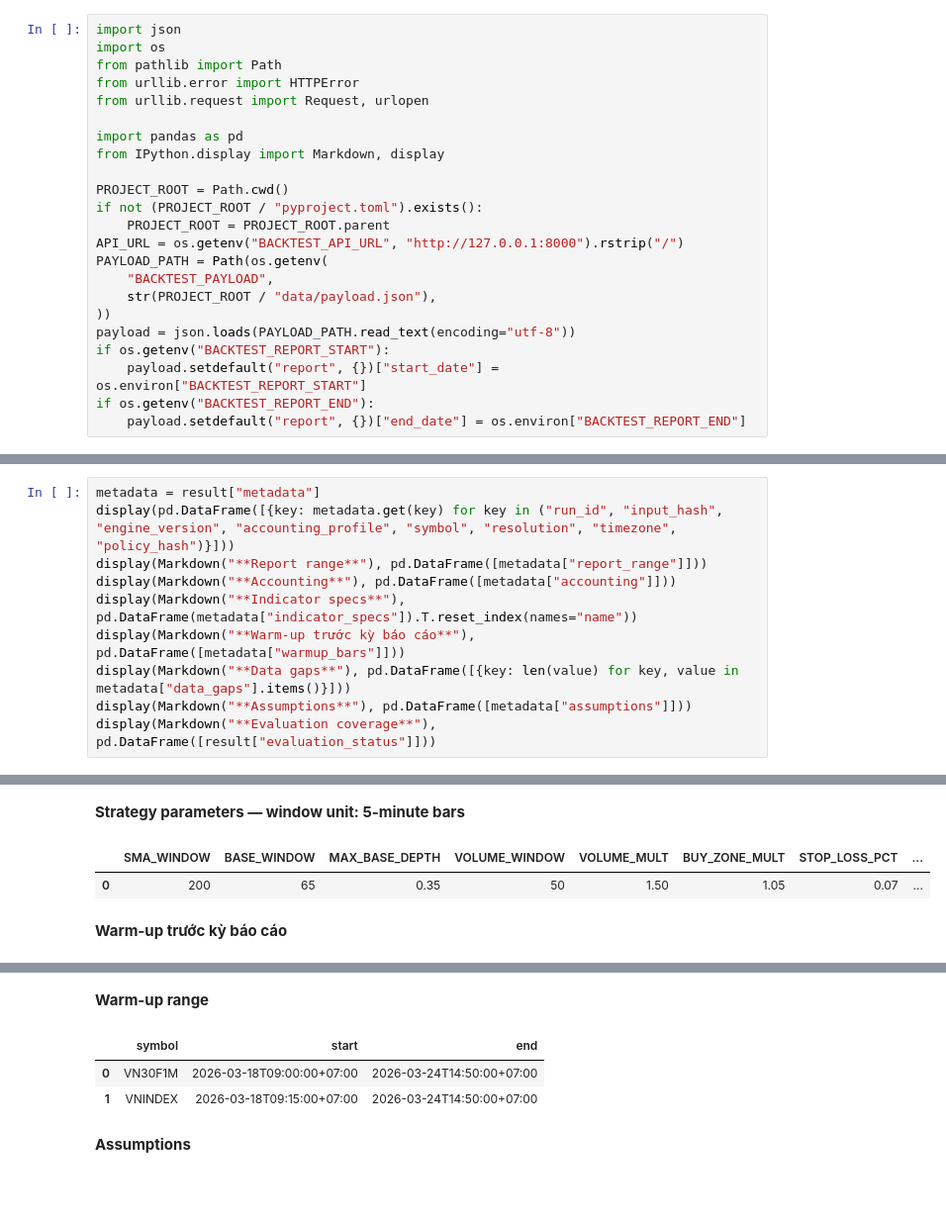
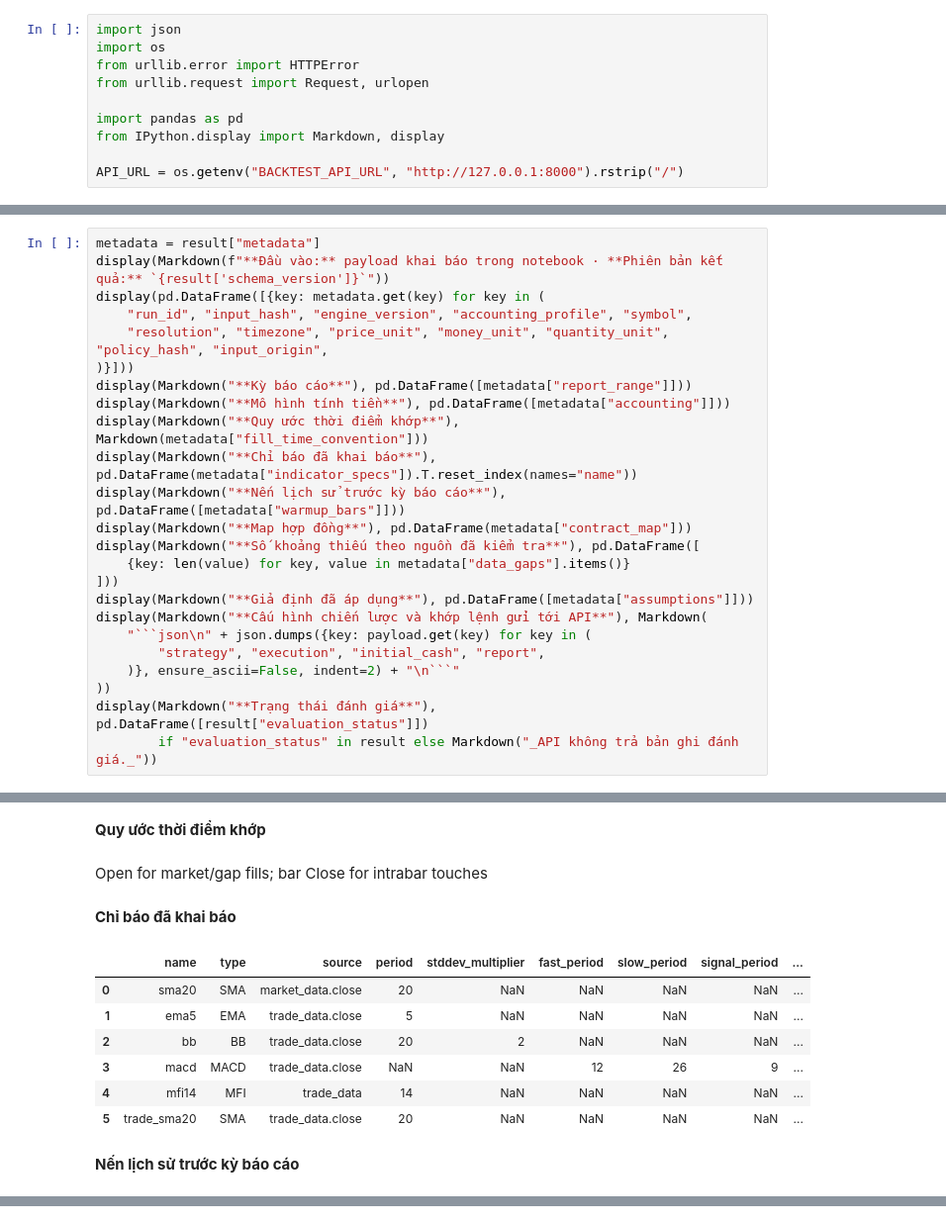
Before and after one commit to trivo-de/back-testing, a Jupyter notebook: notebooks/backtest-results.ipynb, the cells around one changed output, grey strips where cells are left out. Shown at 99% size. Saved outputs shown, nothing was run; the diff lists cells and outputs as text; blank space fills up the shorter version.

````diff
--- a/notebooks/backtest-results.ipynb
+++ b/notebooks/backtest-results.ipynb
@@ -11,23 +13,10 @@ Kỳ báo cáo đã duyệt: 25/03–15/09/2026; dữ liệu 18–24/03 làm war
 # %%
 import json
 import os
-from pathlib import Path
 from urllib.error import HTTPError
 from urllib.request import Request, urlopen
 
 import pandas as pd
 from IPython.display import Markdown, display
 
-PROJECT_ROOT = Path.cwd()
-if not (PROJECT_ROOT / "pyproject.toml").exists():
-    PROJECT_ROOT = PROJECT_ROOT.parent
 API_URL = os.getenv("BACKTEST_API_URL", "http://127.0.0.1:8000").rstrip("/")
-PAYLOAD_PATH = Path(os.getenv(
-    "BACKTEST_PAYLOAD",
-    str(PROJECT_ROOT / "data/payload.json"),
-))
-payload = json.loads(PAYLOAD_PATH.read_text(encoding="utf-8"))
-if os.getenv("BACKTEST_REPORT_START"):
-    payload.setdefault("report", {})["start_date"] = os.environ["BACKTEST_REPORT_START"]
-if os.getenv("BACKTEST_REPORT_END"):
-    payload.setdefault("report", {})["end_date"] = os.environ["BACKTEST_REPORT_END"]
@@ -63,11 +647,25 @@ if reloaded_result != result:
 # %%
 metadata = result["metadata"]
-display(pd.DataFrame([{key: metadata.get(key) for key in ("run_id", "input_hash", "engine_version", "accounting_profile", "symbol", "resolution", "timezone", "policy_hash")}]))
-display(Markdown("**Report range**"), pd.DataFrame([metadata["report_range"]]))
-display(Markdown("**Accounting**"), pd.DataFrame([metadata["accounting"]]))
-display(Markdown("**Indicator specs**"), pd.DataFrame(metadata["indicator_specs"]).T.reset_index(names="name"))
-display(Markdown("**Warm-up trước kỳ báo cáo**"), pd.DataFrame([metadata["warmup_bars"]]))
-display(Markdown("**Data gaps**"), pd.DataFrame([{key: len(value) for key, value in metadata["data_gaps"].items()}]))
-display(Markdown("**Assumptions**"), pd.DataFrame([metadata["assumptions"]]))
-display(Markdown("**Evaluation coverage**"), pd.DataFrame([result["evaluation_status"]]))
+display(Markdown(f"**Đầu vào:** payload khai báo trong notebook · **Phiên bản kết quả:** `{result['schema_version']}`"))
+display(pd.DataFrame([{key: metadata.get(key) for key in (
+    "run_id", "input_hash", "engine_version", "accounting_profile", "symbol",
+    "resolution", "timezone", "price_unit", "money_unit", "quantity_unit", "policy_hash", "input_origin",
+)}]))
+display(Markdown("**Kỳ báo cáo**"), pd.DataFrame([metadata["report_range"]]))
+display(Markdown("**Mô hình tính tiền**"), pd.DataFrame([metadata["accounting"]]))
+display(Markdown("**Quy ước thời điểm khớp**"), Markdown(metadata["fill_time_convention"]))
+display(Markdown("**Chỉ báo đã khai báo**"), pd.DataFrame(metadata["indicator_specs"]).T.reset_index(names="name"))
+display(Markdown("**Nến lịch sử trước kỳ báo cáo**"), pd.DataFrame([metadata["warmup_bars"]]))
+display(Markdown("**Map hợp đồng**"), pd.DataFrame(metadata["contract_map"]))
+display(Markdown("**Số khoảng thiếu theo nguồn đã kiểm tra**"), pd.DataFrame([
+    {key: len(value) for key, value in metadata["data_gaps"].items()}
+]))
+display(Markdown("**Giả định đã áp dụng**"), pd.DataFrame([metadata["assumptions"]]))
+display(Markdown("**Cấu hình chiến lược và khớp lệnh gửi tới API**"), Markdown(
+    "```json\n" + json.dumps({key: payload.get(key) for key in (
+        "strategy", "execution", "initial_cash", "report",
+    )}, ensure_ascii=False, indent=2) + "\n```"
+))
+display(Markdown("**Trạng thái đánh giá**"), pd.DataFrame([result["evaluation_status"]])
+        if "evaluation_status" in result else Markdown("_API không trả bản ghi đánh giá._"))
 # %% [output]
@@ -83,4 +681,11 @@ display(Markdown("**Evaluation coverage**"), pd.DataFrame([result["evaluation_st
-**Strategy parameters — window unit: 5-minute bars**
+**Quy ước thời điểm khớp**
+Open for market/gap fills; bar Close for intrabar touches
+**Chỉ báo đã khai báo**
-|  | SMA_WINDOW | BASE_WINDOW | MAX_BASE_DEPTH | VOLUME_WINDOW | VOLUME_MULT | BUY_ZONE_MULT | STOP_LOSS_PCT | ... |
-| 0 | 200 | 65 | 0.35 | 50 | 1.50 | 1.05 | 0.07 | ... |
+|  | name | type | source | period | stddev_multiplier | fast_period | slow_period | signal_period | ... |
+| 0 | sma20 | SMA | market_data.close | 20 | NaN | NaN | NaN | NaN | ... |
+| 1 | ema5 | EMA | trade_data.close | 5 | NaN | NaN | NaN | NaN | ... |
+| 2 | bb | BB | trade_data.close | 20 | 2 | NaN | NaN | NaN | ... |
+| 3 | macd | MACD | trade_data.close | NaN | NaN | 12 | 26 | 9 | ... |
+| 4 | mfi14 | MFI | trade_data | 14 | NaN | NaN | NaN | NaN | ... |
+| 5 | trade_sma20 | SMA | trade_data.close | 20 | NaN | NaN | NaN | NaN | ... |
-**Warm-up trước kỳ báo cáo**
+**Nến lịch sử trước kỳ báo cáo**
@@ -89,5 +693,0 @@ display(Markdown("**Evaluation coverage**"), pd.DataFrame([result["evaluation_st
-**Warm-up range**
-|  | symbol | start | end |
-| 0 | VN30F1M | 2026-03-18T09:00:00+07:00 | 2026-03-24T14:50:00+07:00 |
-| 1 | VNINDEX | 2026-03-18T09:15:00+07:00 | 2026-03-24T14:50:00+07:00 |
-**Assumptions**
````
Also changed, not shown: parts of 19 cells of this notebook.
